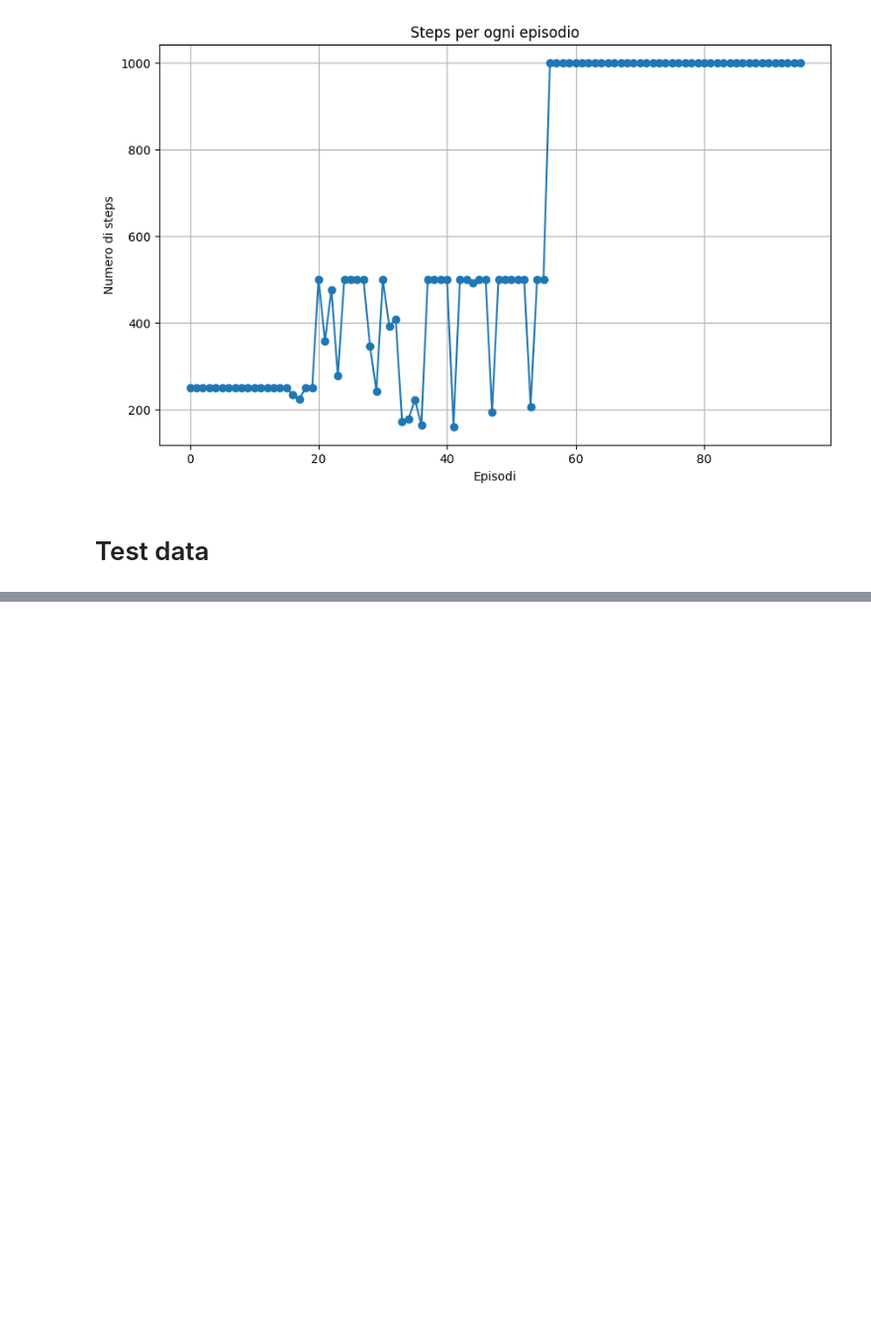
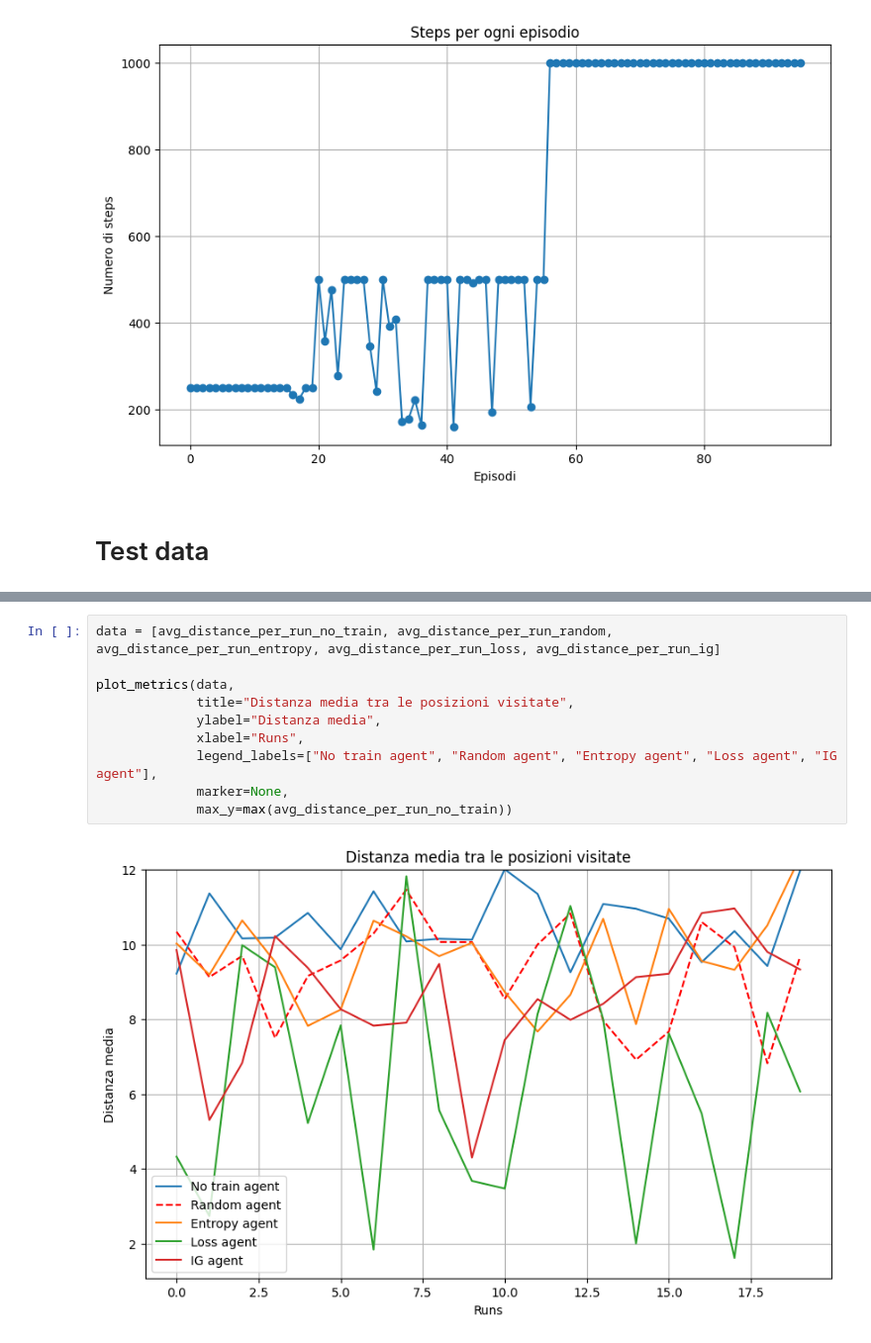
Before and after one commit to Emamasi-uni/explorationRL, a Jupyter notebook: results.ipynb, the cells around one changed output, grey strips where cells are left out. Shown at 99% size. Drawn from its saved outputs; the diff is of its cells as text; blank space fills up the shorter version.

```diff
--- a/results.ipynb
+++ b/results.ipynb
@@ -373,0 +420,12 @@ plot_metrics(test_curriculum_vs_policy_best_pov_vs_no_train,
+# %%
+data = [avg_distance_per_run_no_train, avg_distance_per_run_random, avg_distance_per_run_entropy, avg_distance_per_run_loss, avg_distance_per_run_ig]
+
+plot_metrics(data,
+             title="Distanza media tra le posizioni visitate",
+             ylabel="Distanza media",
+             xlabel="Runs",
+             legend_labels=["No train agent", "Random agent", "Entropy agent", "Loss agent", "IG agent"],
+             marker=None,
+             max_y=max(avg_distance_per_run_no_train))
+# %% [output]
+[figure, added]
```
Also changed, not shown: parts of 11 cells of this notebook, 14 other files.
